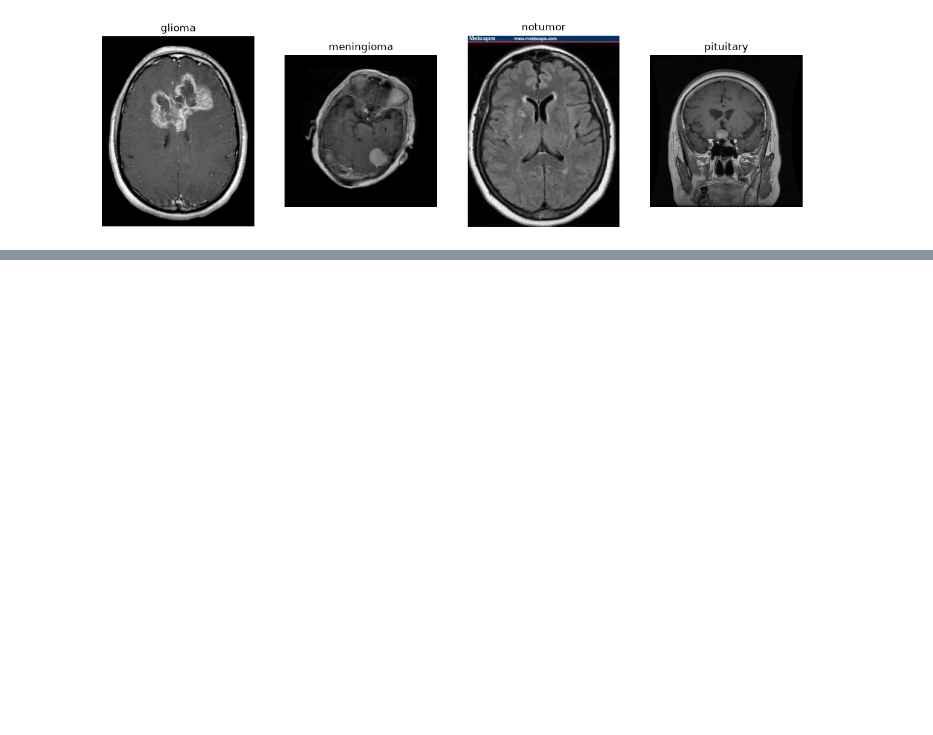
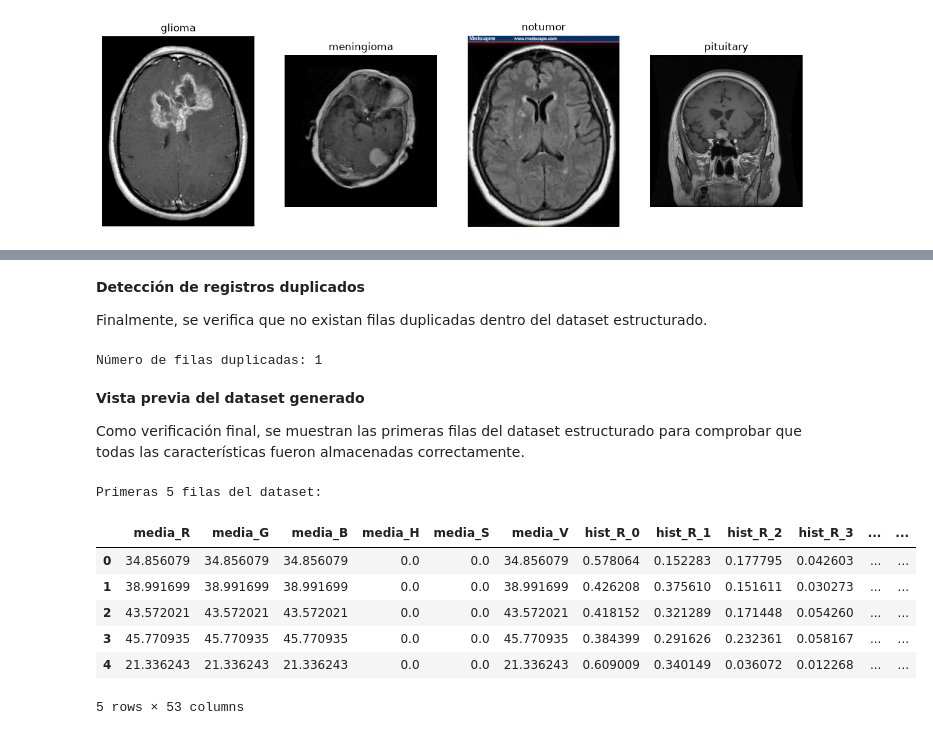
Before and after one commit to Alelop-Itu/TUMORES-CEREBRALES, a Jupyter notebook: Tumores cerebrales.ipynb, the cells around one changed output, grey strips where cells are left out. Drawn from its saved outputs; the diff is of its cells as text; code cells hidden in the pictures; blank space fills up the shorter version.

```diff
--- a/Tumores cerebrales.ipynb
+++ b/Tumores cerebrales.ipynb
@@ -177,0 +1066,40 @@ plt.show()
+# %%
+def extraer_caracteristicas_forma(img_gray_norm):
+    """
+    Segmenta la región principal de la imagen mediante Otsu y calcula
+    área, perímetro, circularidad y compacidad de dicha región.
+    """
+    img_uint8 = (img_gray_norm * 255).astype('uint8')
+
+    # Segmentación con el método de Otsu
+    _, mask = cv2.threshold(img_uint8, 0, 1, cv2.THRESH_OTSU)
+
+    etiquetas, num = label(mask, return_num=True)
+
+    if num == 0:
+        return {'area': 0, 'perimetro': 0, 'circularidad': 0, 'compacidad': 0}
+
+    # Nos quedamos con la región de mayor área (la principal, ej. el cráneo/cerebro)
+    props = regionprops(etiquetas)
+    region_principal = max(props, key=lambda p: p.area)
+
+    area = region_principal.area
+    perimetro = region_principal.perimeter
+
+    if perimetro == 0:
+        circularidad, compacidad = 0, 0
+    else:
+        circularidad = (4 * np.pi * area) / (perimetro ** 2)
+        compacidad = (perimetro ** 2) / area
+
+    return {
+        'area': area,
+        'perimetro': perimetro,
+        'circularidad': circularidad,
+        'compacidad': compacidad
+    }
+
+carac_forma = extraer_caracteristicas_forma(gray_norm)
+print("Características de forma de ejemplo:")
+for k, v in carac_forma.items():
+    print(f"  {k}: {v:.4f}")
@@ -177,0 +1308,28 @@ plt.show()
+# %% [markdown]
+**Detección de registros duplicados**
+
+Finalmente, se verifica que no existan filas duplicadas dentro del dataset estructurado.
+# %%
+# Comprobar si existen registros duplicados
+duplicados = df_caracteristicas.duplicated().sum()
+
+print(f"\nNúmero de filas duplicadas: {duplicados}")
+# %% [output]
+Número de filas duplicadas: 1
+# %% [markdown]
+**Vista previa del dataset generado**
+
+Como verificación final, se muestran las primeras filas del dataset estructurado para comprobar que todas las características fueron almacenadas correctamente.
+# %%
+# Mostrar una vista previa del dataset final
+print("\nPrimeras 5 filas del dataset:")
+display(df_caracteristicas.head())
+# %% [output]
+Primeras 5 filas del dataset:
+|  | media_R | media_G | media_B | media_H | media_S | media_V | hist_R_0 | hist_R_1 | hist_R_2 | hist_R_3 | ... | ... |
+| 0 | 34.856079 | 34.856079 | 34.856079 | 0.0 | 0.0 | 34.856079 | 0.578064 | 0.152283 | 0.177795 | 0.042603 | ... | ... |
+| 1 | 38.991699 | 38.991699 | 38.991699 | 0.0 | 0.0 | 38.991699 | 0.426208 | 0.375610 | 0.151611 | 0.030273 | ... | ... |
+| 2 | 43.572021 | 43.572021 | 43.572021 | 0.0 | 0.0 | 43.572021 | 0.418152 | 0.321289 | 0.171448 | 0.054260 | ... | ... |
+| 3 | 45.770935 | 45.770935 | 45.770935 | 0.0 | 0.0 | 45.770935 | 0.384399 | 0.291626 | 0.232361 | 0.058167 | ... | ... |
+| 4 | 21.336243 | 21.336243 | 21.336243 | 0.0 | 0.0 | 21.336243 | 0.609009 | 0.340149 | 0.036072 | 0.012268 | ... | ... |
+5 rows × 53 columns
```
Also changed, not shown: parts of 59 cells of this notebook.
